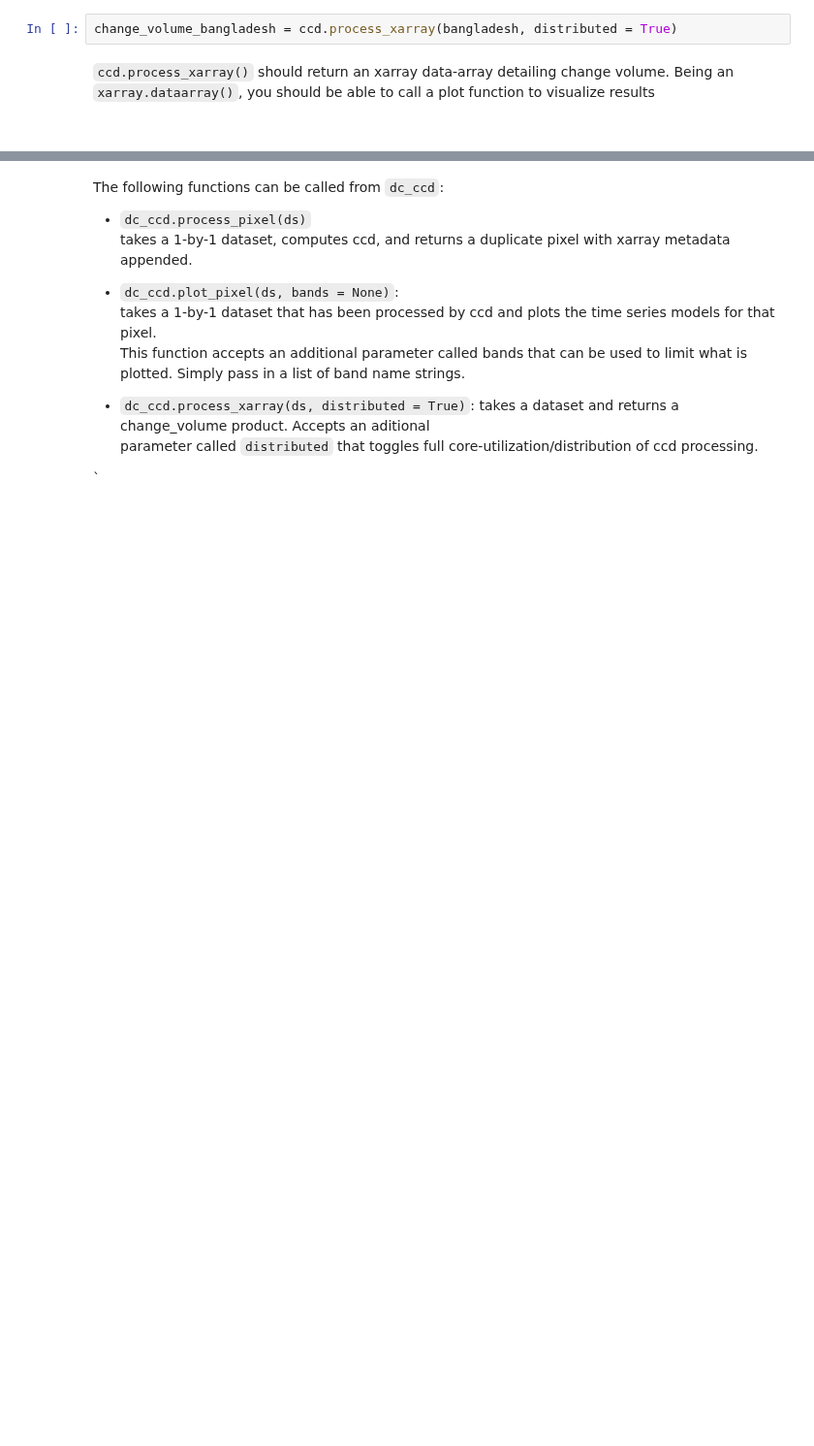
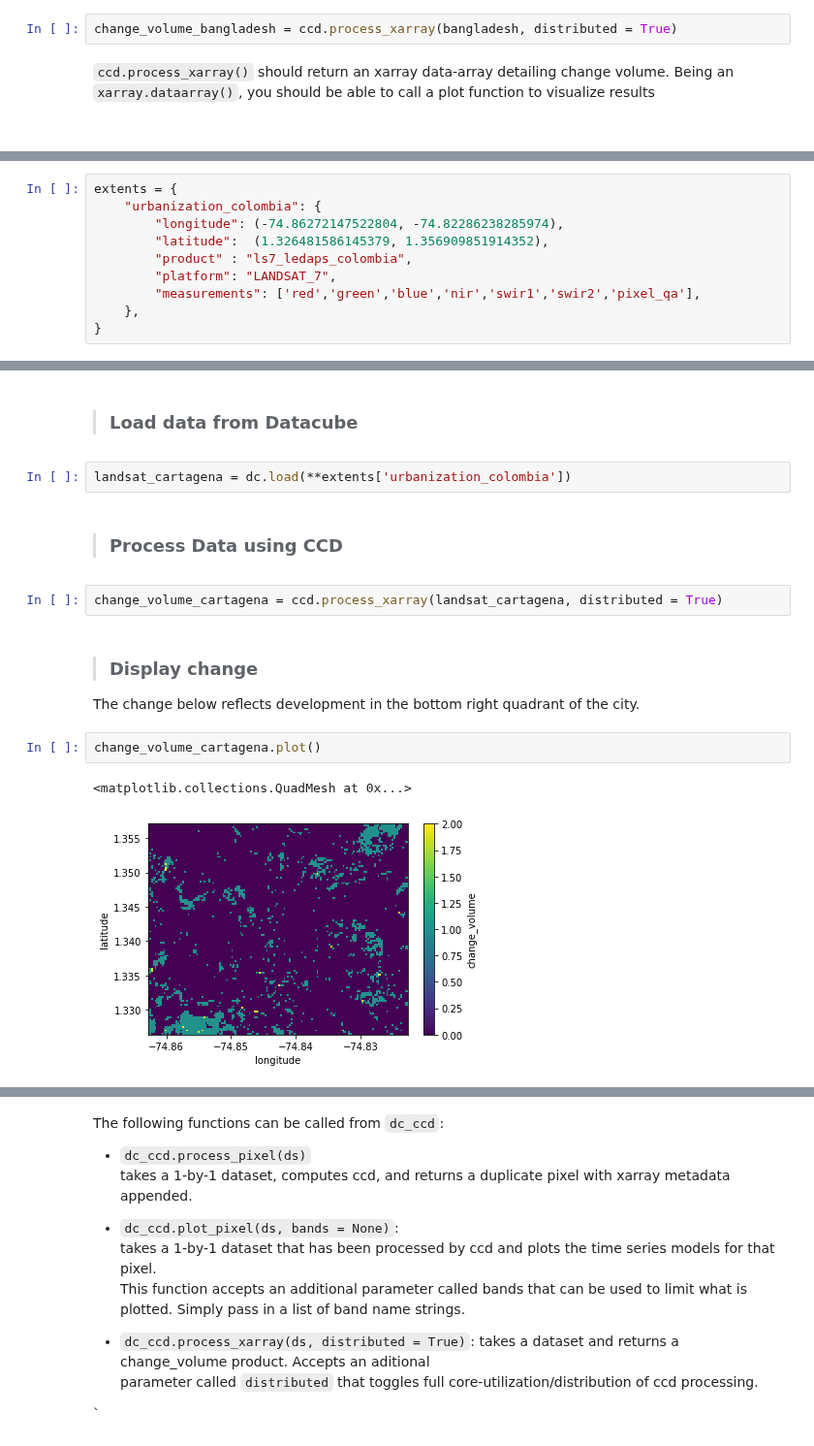
Before and after one commit to ceos-seo/data_cube_notebooks, a Jupyter notebook: pyCCD.ipynb, the cells around one changed output, grey strips where cells are left out. Shown at 97% size. Saved outputs shown, nothing was run; the diff lists cells and outputs as text; blank space fills up the shorter version.

Commit message:
Refactor ccd for pixel QA. Add cartegena study area.

```diff
--- a/pyCCD.ipynb
+++ b/pyCCD.ipynb
@@ -147,0 +176,10 @@ change_volume_bangladesh.plot()
+# %%
+extents = {
+    "urbanization_colombia": {
+        "longitude": (-74.86272147522804, -74.82286238285974),
+        "latitude":  (1.326481586145379, 1.356909851914352),
+        "product" : "ls7_ledaps_colombia",
+        "platform": "LANDSAT_7",
+        "measurements": ['red','green','blue','nir','swir1','swir2','pixel_qa'],
+    },
+}
@@ -147,0 +194,17 @@ change_volume_bangladesh.plot()
+# %% [markdown]
+>### Load  data from Datacube
+# %%
+landsat_cartagena = dc.load(**extents['urbanization_colombia'])
+# %% [markdown]
+> ### Process Data using CCD
+# %%
+change_volume_cartagena = ccd.process_xarray(landsat_cartagena, distributed = True)
+# %% [markdown]
+> ### Display change
+
+The change below reflects development in the bottom right quadrant of the city.
+# %%
+change_volume_cartagena.plot()
+# %% [output]
+<matplotlib.collections.QuadMesh at 0x...>
+[figure, added]
```
Also changed, not shown: parts of 27 cells of this notebook.
